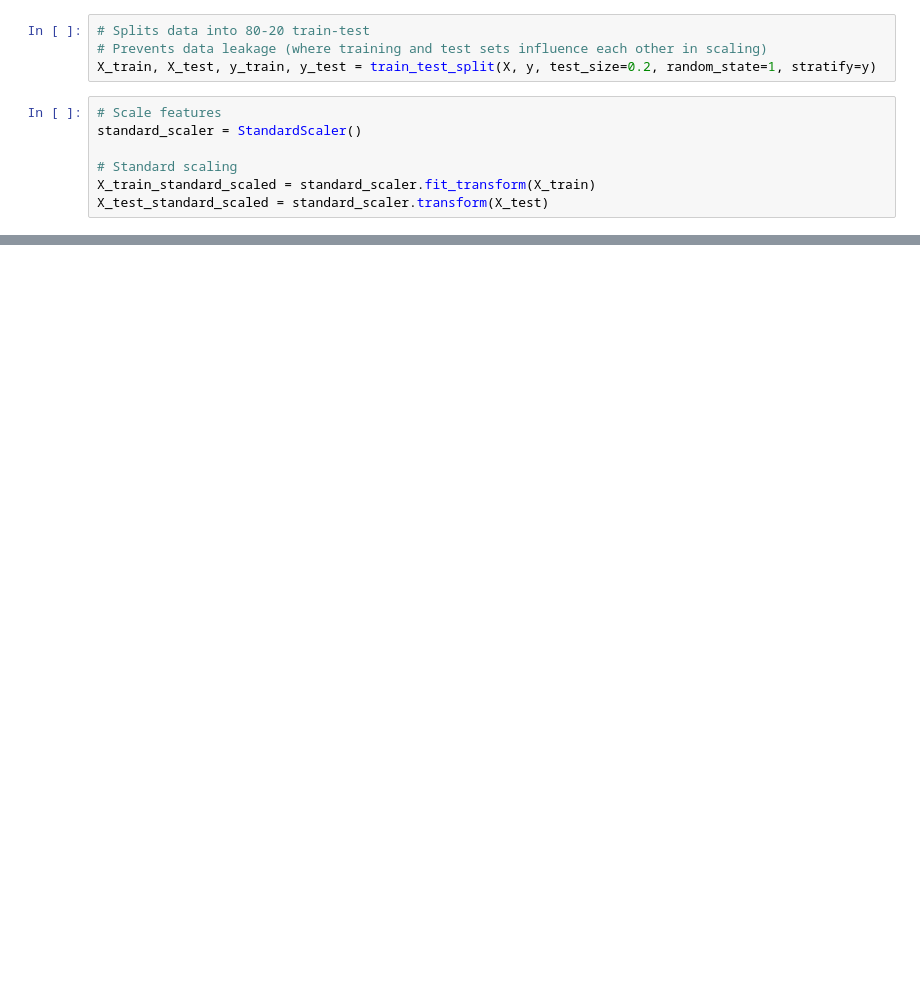
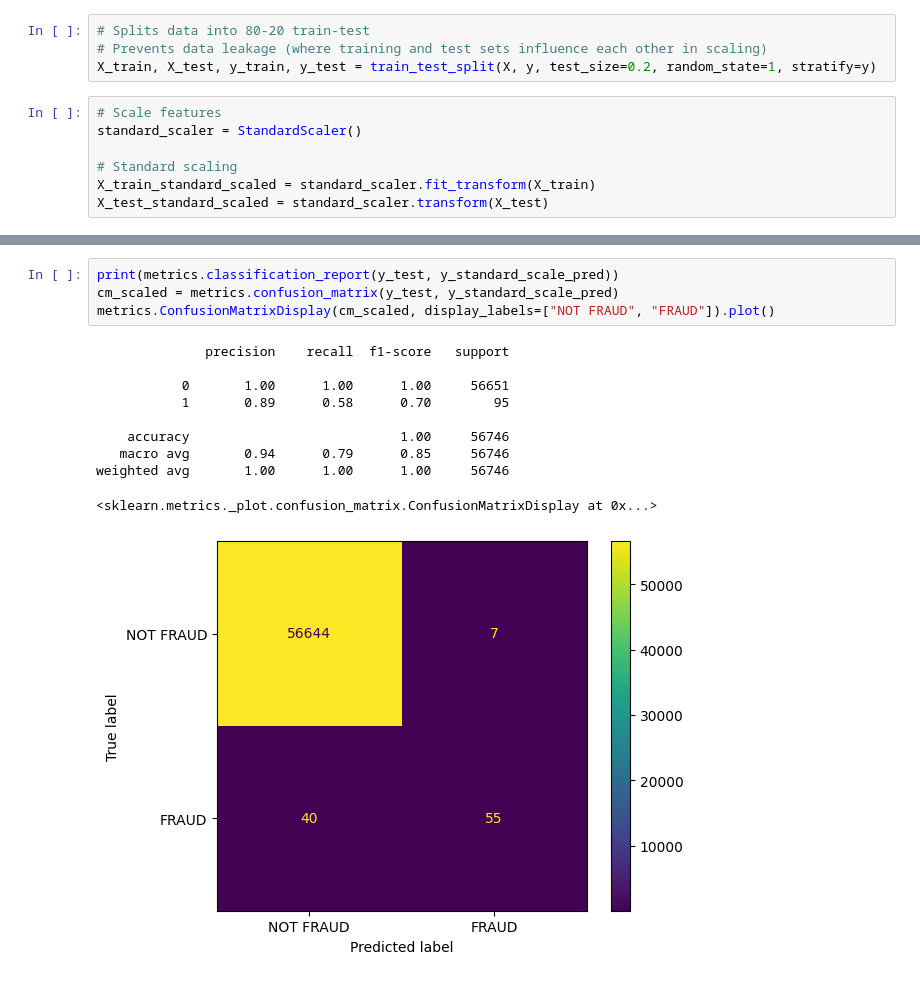
Before and after one commit to quetzlcoatlus/CCFD, a Jupyter notebook: models/SGDClassifier/standard_scaling_SGDClassifier.ipynb, the cells around one changed output, grey strips where cells are left out. Drawn from its saved outputs; the diff is of its cells as text; blank space fills up the shorter version.

```diff
--- a/models/SGDClassifier/standard_scaling_SGDClassifier.ipynb
+++ b/models/SGDClassifier/standard_scaling_SGDClassifier.ipynb
@@ -108,0 +126,15 @@ y_standard_scale_resampled_pred = clf_resampled.predict(X_test_standard_scaled)
+# %%
+print(metrics.classification_report(y_test, y_standard_scale_pred))
+cm_scaled = metrics.confusion_matrix(y_test, y_standard_scale_pred)
+metrics.ConfusionMatrixDisplay(cm_scaled, display_labels=["NOT FRAUD", "FRAUD"]).plot()
+# %% [output]
+              precision    recall  f1-score   support
+
+           0       1.00      1.00      1.00     56651
+           1       0.89      0.58      0.70        95
+
+    accuracy                           1.00     56746
+   macro avg       0.94      0.79      0.85     56746
+weighted avg       1.00      1.00      1.00     56746
+<sklearn.metrics._plot.confusion_matrix.ConfusionMatrixDisplay at 0x...>
+[figure, added]
```
Also changed, not shown: parts of 9 cells of this notebook, 1 other file.
